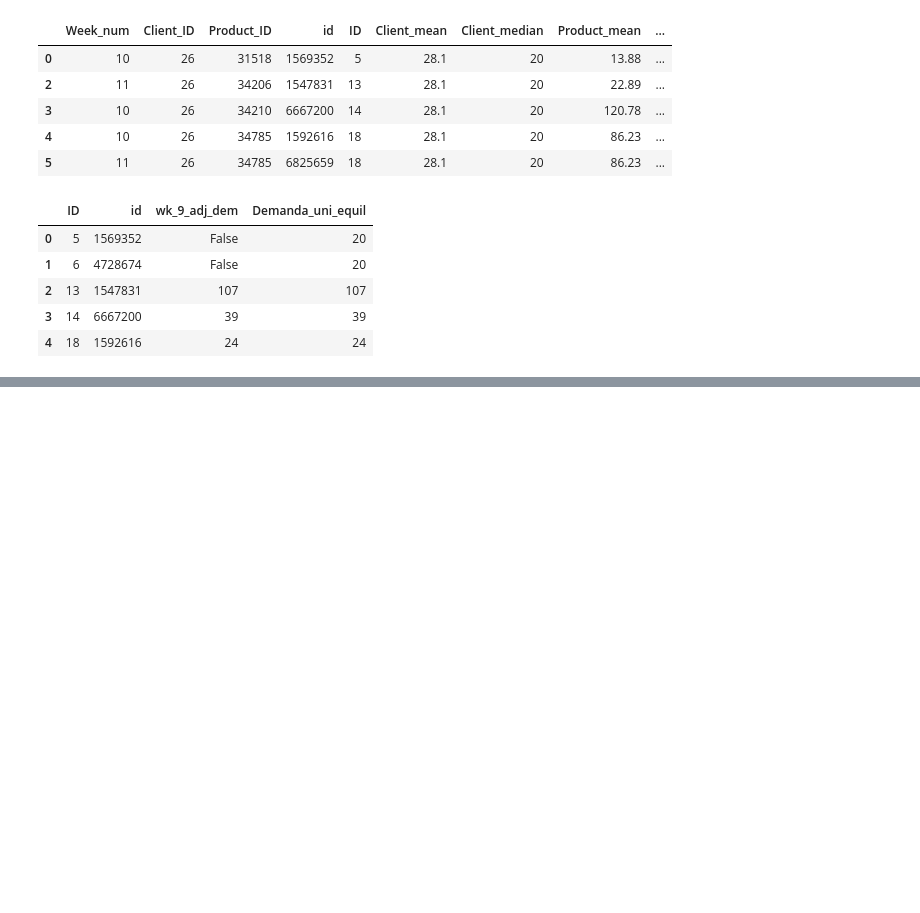
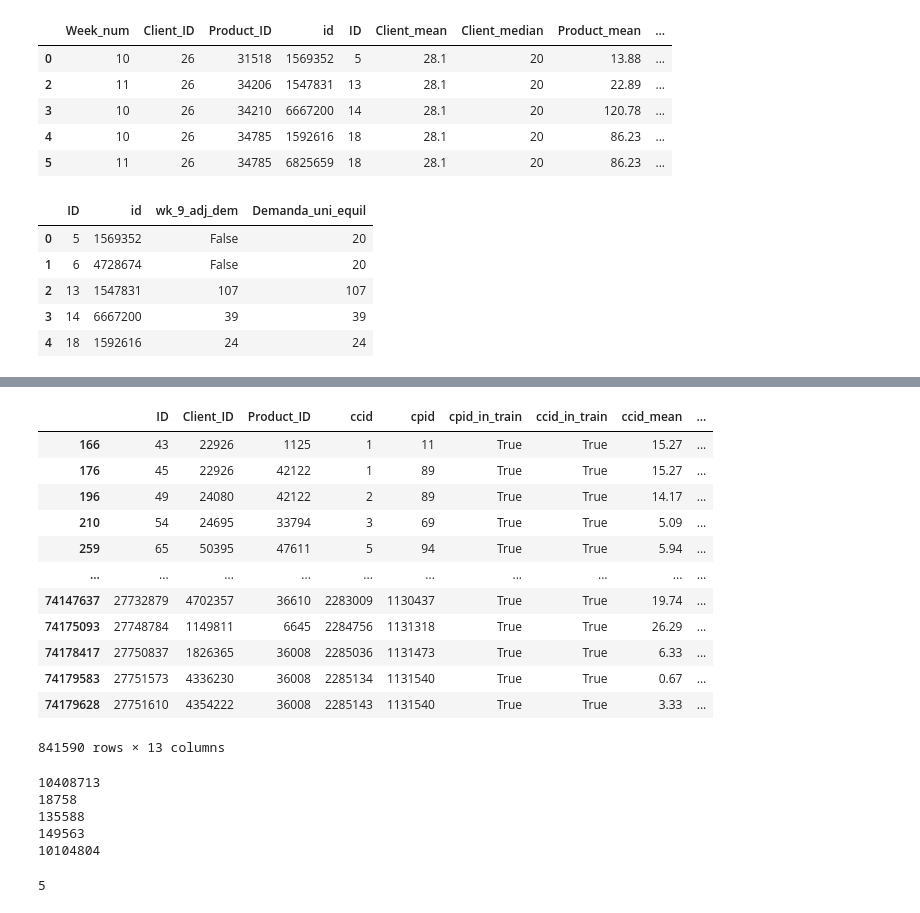
Before and after one commit to ElliotBlackstone/EWinter25_Product_Inventory, a Jupyter notebook: bakery_simple_prediction.ipynb, the cells around one changed output, grey strips where cells are left out. Cells and saved outputs as stored; diff of their text form; code cells hidden in the pictures; blank space fills up the shorter version.

```diff
--- a/bakery_simple_prediction.ipynb
+++ b/bakery_simple_prediction.ipynb
@@ -411,0 +532,24 @@ for p in np.linspace(0,1,11):
+# %%
+train_pred = train_ho[['ID', 'Client_ID', 'Product_ID', 'ccid', 'cpid']].copy(deep=True)
+
+# are the cpid, ccids in the training data?
+train_pred.loc[:, 'cpid_in_train'] = train_pred['cpid'].isin(train_tt['cpid'].unique().tolist())
+train_pred.loc[:, 'ccid_in_train'] = train_pred['ccid'].isin(train_tt['ccid'].unique().tolist())
+
+# get ccid, cpid means, medians and cpid median percentage
+cidmapping = pd.Series(client_stats[client_stats['ccid'].isin(train_pred['ccid'].unique().tolist())].set_index('ccid')['adj_dem_mean'], index=client_stats[client_stats['ccid'].isin(train_pred['ccid'].unique().tolist())]['ccid']).to_dict()
+train_pred['ccid_mean'] = train_pred['ccid'].map(cidmapping)
+
+cidmapping = pd.Series(client_stats[client_stats['ccid'].isin(train_pred['ccid'].unique().tolist())].set_index('ccid')['adj_dem_median'], index=client_stats[client_stats['ccid'].isin(train_pred['ccid'].unique().tolist())]['ccid']).to_dict()
+train_pred['ccid_median'] = train_pred['ccid'].map(cidmapping)
+
+pidmapping = pd.Series(product_stats[product_stats['cpid'].isin(train_pred['cpid'].unique().tolist())].set_index('cpid')['adj_dem_mean'], index=product_stats[product_stats['cpid'].isin(train_pred['cpid'].unique().tolist())]['cpid']).to_dict()
+train_pred['cpid_mean'] = train_pred['cpid'].map(pidmapping)
+
+pidmapping = pd.Series(product_stats[product_stats['cpid'].isin(train_pred['cpid'].unique().tolist())].set_index('cpid')['adj_dem_median'], index=product_stats[product_stats['cpid'].isin(train_pred['cpid'].unique().tolist())]['cpid']).to_dict()
+train_pred['cpid_median'] = train_pred['cpid'].map(pidmapping)
+
+pidmapping = pd.Series(product_stats[product_stats['cpid'].isin(train_pred['cpid'].unique().tolist())].set_index('cpid')['median_pct'], index=product_stats[product_stats['cpid'].isin(train_pred['cpid'].unique().tolist())]['cpid']).to_dict()
+train_pred['cpid_median_pct'] = train_pred['cpid'].map(pidmapping).round(3)
+
+del cidmapping, pidmapping
@@ -411,0 +565,53 @@ for p in np.linspace(0,1,11):
+# %%
+train_pred[train_pred['cpid_median_pct'] >= 0.75]
+# %% [output]
+|  | ID | Client_ID | Product_ID | ccid | cpid | cpid_in_train | ccid_in_train | ccid_mean | ... |
+| 166 | 43 | 22926 | 1125 | 1 | 11 | True | True | 15.27 | ... |
+| 176 | 45 | 22926 | 42122 | 1 | 89 | True | True | 15.27 | ... |
+| 196 | 49 | 24080 | 42122 | 2 | 89 | True | True | 14.17 | ... |
+| 210 | 54 | 24695 | 33794 | 3 | 69 | True | True | 5.09 | ... |
+| 259 | 65 | 50395 | 47611 | 5 | 94 | True | True | 5.94 | ... |
+| ... | ... | ... | ... | ... | ... | ... | ... | ... | ... |
+| 74147637 | 27732879 | 4702357 | 36610 | 2283009 | 1130437 | True | True | 19.74 | ... |
+| 74175093 | 27748784 | 1149811 | 6645 | 2284756 | 1131318 | True | True | 26.29 | ... |
+| 74178417 | 27750837 | 1826365 | 36008 | 2285036 | 1131473 | True | True | 6.33 | ... |
+| 74179583 | 27751573 | 4336230 | 36008 | 2285134 | 1131540 | True | True | 0.67 | ... |
+| 74179628 | 27751610 | 4354222 | 36008 | 2285143 | 1131540 | True | True | 3.33 | ... |
+841590 rows × 13 columns
+# %%
+print(len(train_pred))
+
+print(len(train_pred[(train_pred['cpid_in_train'] == False) & (train_pred['ccid_in_train'] == False)]))
+
+print(len(train_pred[(train_pred['cpid_in_train'] == True) & (train_pred['ccid_in_train'] == False)]))
+
+print(len(train_pred[(train_pred['cpid_in_train'] == False) & (train_pred['ccid_in_train'] == True)]))
+
+print(len(train_pred[(train_pred['cpid_in_train'] == True) & (train_pred['ccid_in_train'] == True)]))
+# %% [output]
+10408713
+18758
+135588
+149563
+10104804
+# %%
+# for the new ccid, cpid, what is the best guess?  Seems like 5 is the best guess.
+
+keys = []
+error_dict = {}
+
+for i in range(20):
+
+    # initialize adjusted demand column
+    train_pred['adj_dem_guess'] = np.zeros(len(train_pred))
+
+    # for ccid and cpid not in training data, set adjusted demand to i
+    train_pred.loc[(train_pred['cpid_in_train'] == False) & (train_pred['ccid_in_train'] == False), 'adj_dem_guess'] = i
+
+    keys.append(i)
+    error_dict[keys[i]] = rmsle(train_ho['adjusted_demand'], train_pred['adj_dem_guess'])
+
+
+min(error_dict, key=error_dict.get)
+# %% [output]
+5
```
Also changed, not shown: parts of 34 cells of this notebook.
